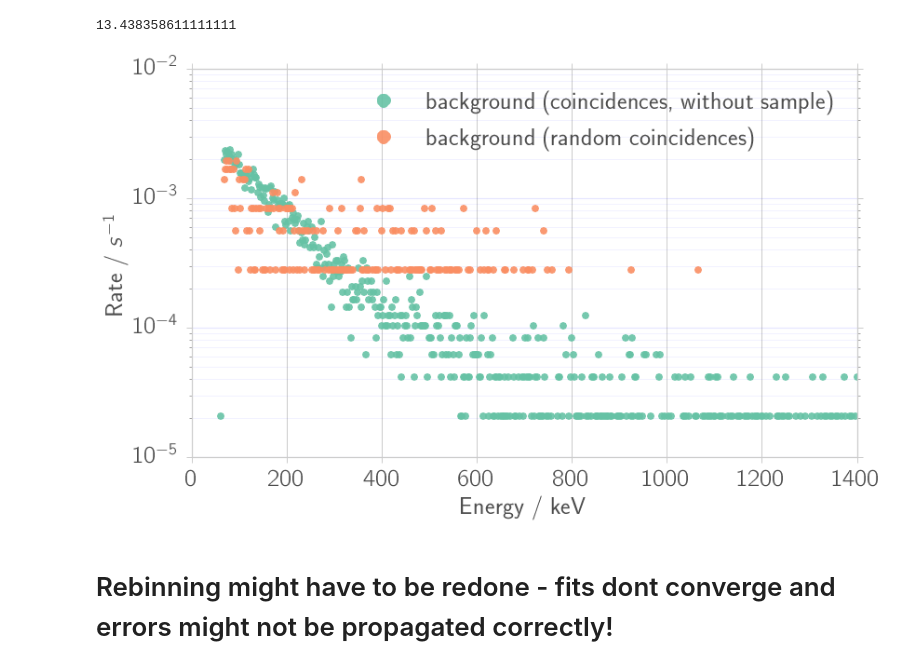
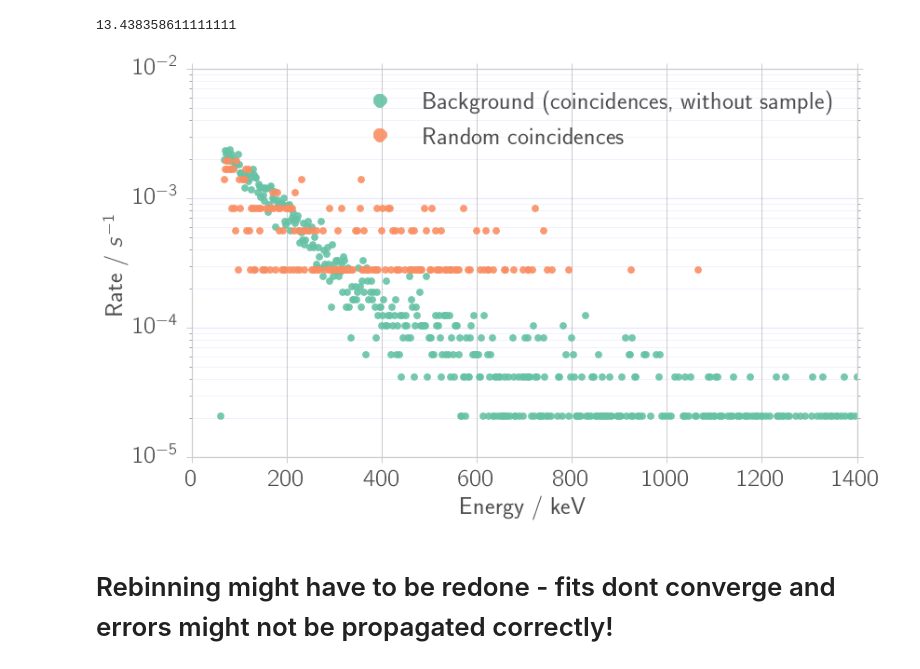
Before and after one commit to Bondzio/fp, a Jupyter notebook: compton/analysis/energy_conservation.ipynb, the cells around one changed output. Saved outputs shown, nothing was run; the diff lists cells and outputs as text; code cells hidden in the pictures.

```diff
--- a/compton/analysis/energy_conservation.ipynb
+++ b/compton/analysis/energy_conservation.ipynb
@@ -195,33 +195,33 @@ ps_cal = np.load(npy_dir + 'ps_calibration.npy')
 # %%
 # Plotting
 savefig = True
 fig1, ax1 = plt.subplots(1, 1)
 fixticks(ax1)
 if not save_fig:
     fig1.suptitle("Histogram PS, coincident")
-ax1.plot(nom(linear(x_bg, *ps_cal)), rate_bg, '.', alpha=0.9, label='background (coincidences, without sample)',markersize = 15)
-ax1.plot(nom(linear(x_rnd, *ps_cal)), rate_rnd, '.', alpha=0.9, label='background (random coincidences)',markersize = 15)
+ax1.plot(nom(linear(x_bg, *ps_cal)), rate_bg, '.', alpha=0.9, label='Background (coincidences, without sample)',markersize = 15)
+ax1.plot(nom(linear(x_rnd, *ps_cal)), rate_rnd, '.', alpha=0.9, label='Random coincidences',markersize = 15)
 ax1.set_xlabel("Energy / keV")
 ax1.set_ylabel("Rate / $s^{-1}$")
 ax1.set_xlim(0, 1400)
 #ax1.set_ylim(0, 0.025)
 ax1.legend(loc=1,markerscale = 2)
 ax1.grid(True)
 ax1.set_yscale("log", nonposy='clip')
 
 ax1.yaxis.grid(True,'minor',linewidth=0.5,color = "blue", alpha = 0.1)
 ax1.yaxis.grid(True,'major',linewidth=1.2, color = "blue", alpha = 0.1)
 ax1.xaxis.grid(True)
 
 
 if show_fig:
     fig1.show()
 if save_fig:
     file_name = "coin_background_random"
     fig1.savefig(fig_dir + file_name + ".pdf")
     fig1.savefig(fig_dir + file_name + ".png")
 # %% [output]
-[figure, old version]
+[figure, new version]
 # %% [markdown]
 # Rebinning might have to be redone - fits dont converge and errors might not be propagated correctly!
 # %%
```
Also changed, not shown: parts of 1 cell of this notebook, 7 other files.
